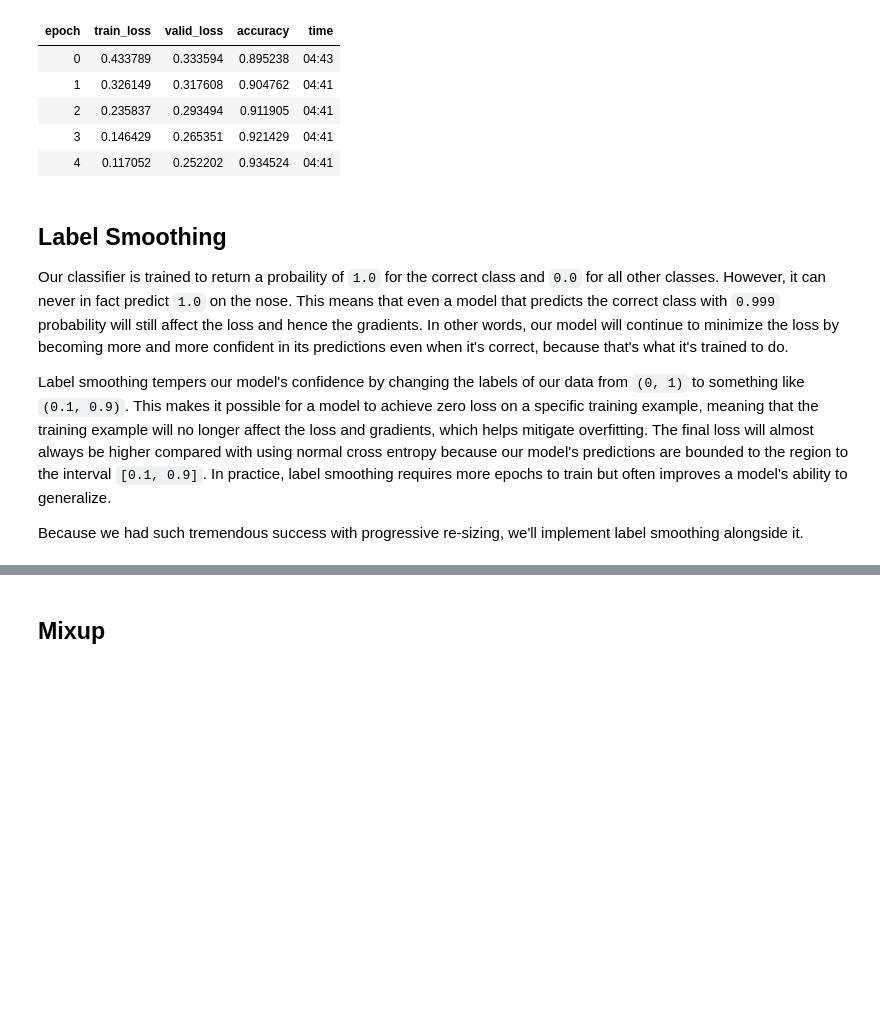
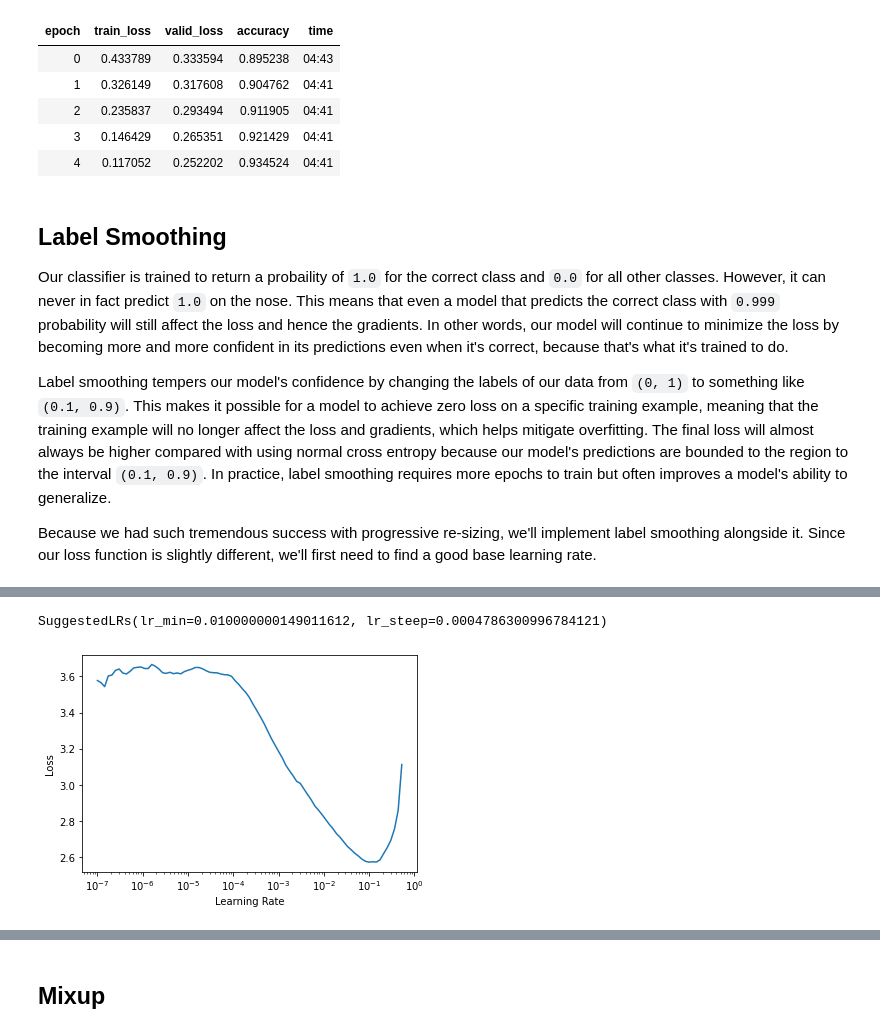
Before and after one commit to msarmi9/food-101, a Jupyter notebook: notebooks/MS-food-101-tiny-fastai2.ipynb, the cells around one changed output, grey strips where cells are left out. Drawn from its saved outputs; the diff is of its cells as text; code cells hidden in the pictures; blank space fills up the shorter version.

```diff
--- a/notebooks/MS-food-101-tiny-fastai2.ipynb
+++ b/notebooks/MS-food-101-tiny-fastai2.ipynb
@@ -282,6 +282,12 @@ learn.fine_tune(5, 1e-3)
 
 Our classifier is trained to return a probaility of `1.0` for the correct class and `0.0` for all other classes. However, it can never in fact predict `1.0` on the nose. This means that even a model that predicts the correct class with `0.999` probability will still affect the loss and hence the gradients. In other words, our model will continue to minimize the loss by becoming more and more confident in its predictions even when it's correct, because that's what it's trained to do.
 
-Label smoothing tempers our model's confidence by changing the labels of our data from `(0, 1)` to something like `(0.1, 0.9)`. This makes it possible for a model to achieve zero loss on a specific training example, meaning that the training example will no longer affect the loss and gradients, which helps mitigate overfitting. The final loss will almost always be higher compared with using normal cross entropy because our model's predictions are bounded to the region to the interval `[0.1, 0.9]`. In practice, label smoothing requires more epochs to train but often improves a model's ability to generalize.
+Label smoothing tempers our model's confidence by changing the labels of our data from `(0, 1)` to something like `(0.1, 0.9)`. This makes it possible for a model to achieve zero loss on a specific training example, meaning that the training example will no longer affect the loss and gradients, which helps mitigate overfitting. The final loss will almost always be higher compared with using normal cross entropy because our model's predictions are bounded to the region to the interval `(0.1, 0.9)`. In practice, label smoothing requires more epochs to train but often improves a model's ability to generalize.
 
-Because we had such tremendous success with progressive re-sizing, we'll implement label smoothing alongside it.
+Because we had such tremendous success with progressive re-sizing, we'll implement label smoothing alongside it. Since our loss function is slightly different, we'll first need to find a good base learning rate.
+# %%
+# First find a good learning rate
+dls = get_dls(path, bs=128, size=128)
+learn = cnn_learner(dls, resnet50, loss_func=LabelSmoothingCrossEntropy(), metrics=accuracy)
+learn.lr_find()
+# %% [output]
@@ -288 +295,3 @@ Because we had such tremendous success with progressive re-sizing, we'll impleme
+SuggestedLRs(lr_min=0.010000000149011612, lr_steep=0.0004786300996784121)
+[figure, added]
 # %%
```
Also changed, not shown: parts of 7 cells of this notebook.
